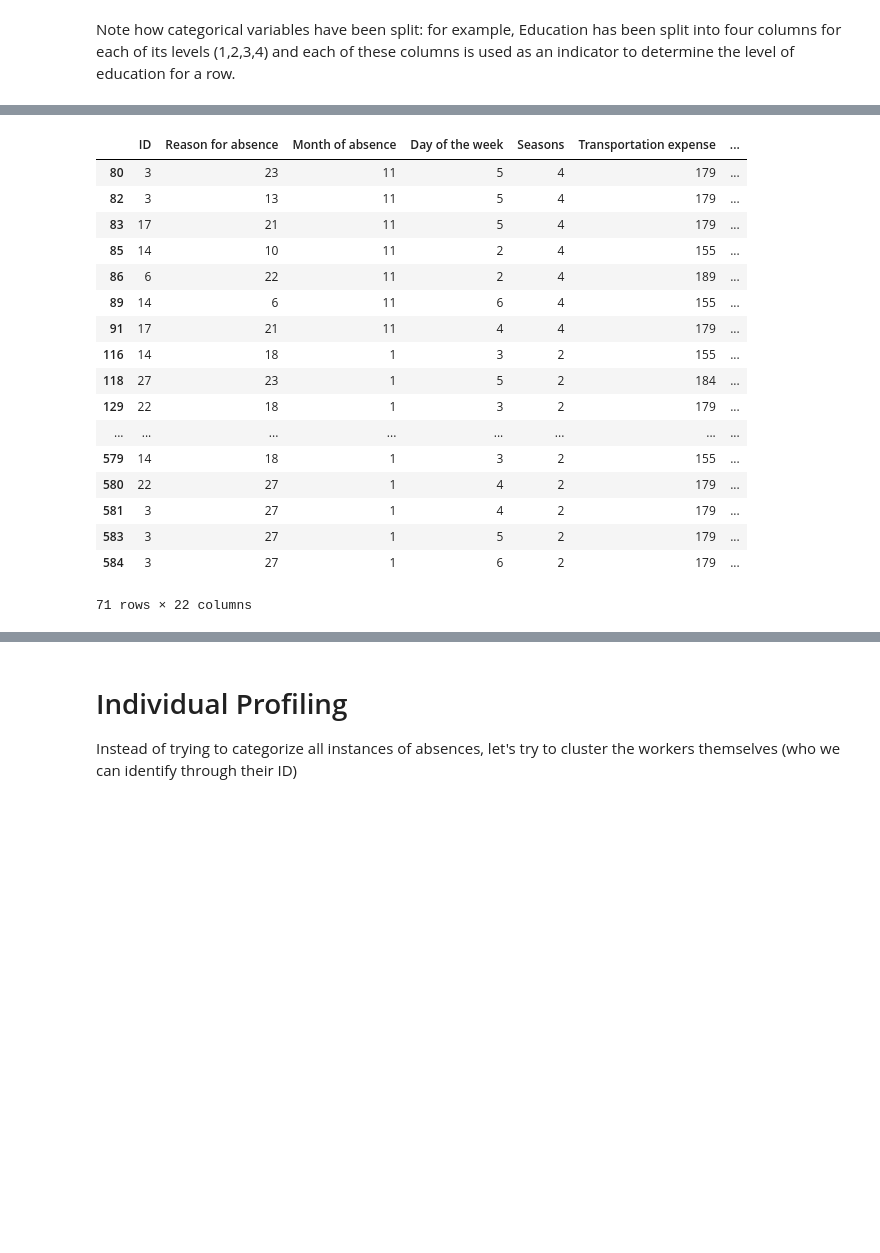
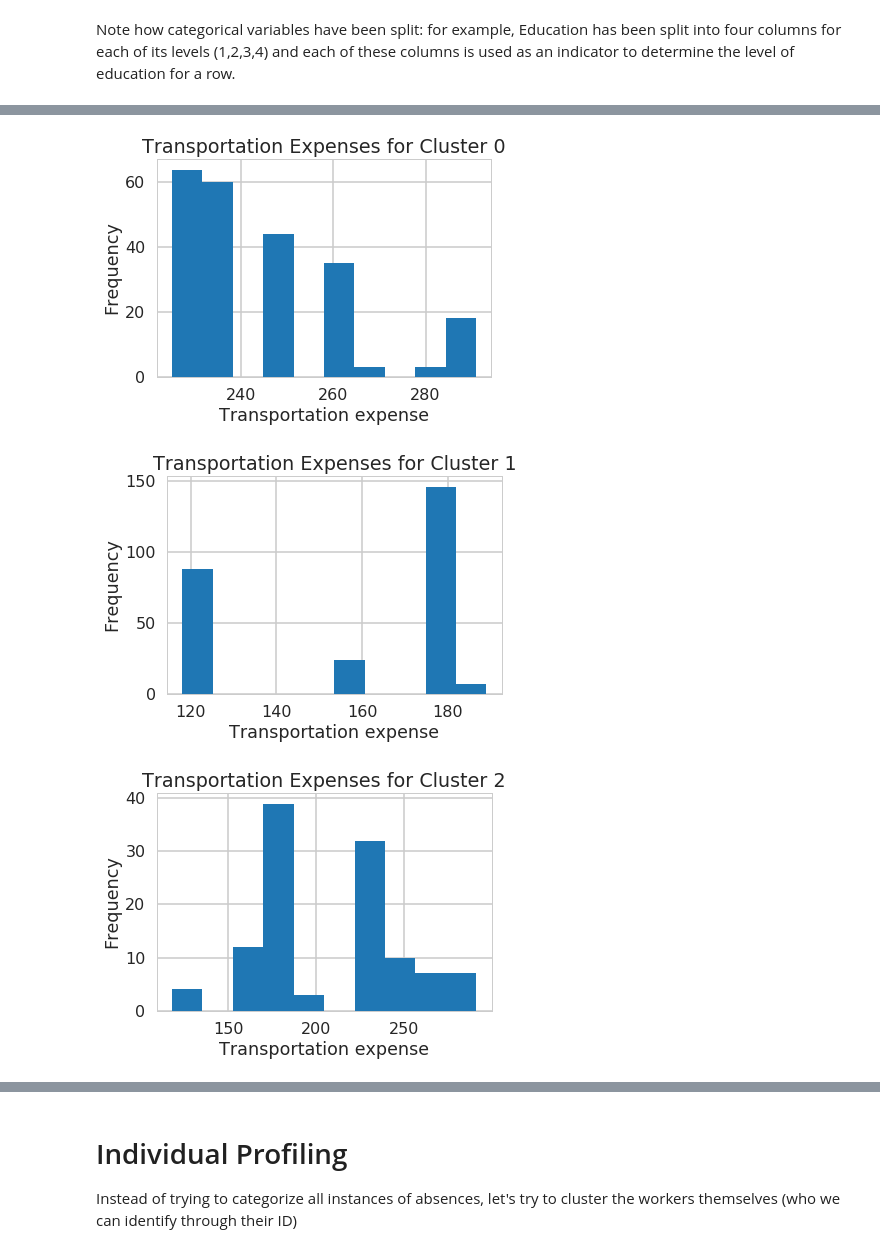
Before and after one commit to liu10andrew/Absentee_profiling, a Jupyter notebook: Absentee Profiling.ipynb, the cells around one changed output, grey strips where cells are left out. Saved outputs shown, nothing was run; the diff lists cells and outputs as text; code cells hidden in the pictures; blank space fills up the shorter version.

```diff
--- a/Absentee Profiling.ipynb
+++ b/Absentee Profiling.ipynb
@@ -373,25 +374,11 @@ absences['labels'] = kmeans7.labels_
-# %%
-clusteris0 = absences['labels']==0
-
-#absences[clusteris0]
-
-absences[absences['labels']==5]
-# %% [output]
-|  | ID | Reason for absence | Month of absence | Day of the week | Seasons | Transportation expense | ... |
-| 80 | 3 | 23 | 11 | 5 | 4 | 179 | ... |
-| 82 | 3 | 13 | 11 | 5 | 4 | 179 | ... |
-| 83 | 17 | 21 | 11 | 5 | 4 | 179 | ... |
-| 85 | 14 | 10 | 11 | 2 | 4 | 155 | ... |
-| 86 | 6 | 22 | 11 | 2 | 4 | 189 | ... |
-| 89 | 14 | 6 | 11 | 6 | 4 | 155 | ... |
-| 91 | 17 | 21 | 11 | 4 | 4 | 179 | ... |
-| 116 | 14 | 18 | 1 | 3 | 2 | 155 | ... |
-| 118 | 27 | 23 | 1 | 5 | 2 | 184 | ... |
-| 129 | 22 | 18 | 1 | 3 | 2 | 179 | ... |
-| ... | ... | ... | ... | ... | ... | ... | ... |
-| 579 | 14 | 18 | 1 | 3 | 2 | 155 | ... |
-| 580 | 22 | 27 | 1 | 4 | 2 | 179 | ... |
-| 581 | 3 | 27 | 1 | 4 | 2 | 179 | ... |
-| 583 | 3 | 27 | 1 | 5 | 2 | 179 | ... |
-| 584 | 3 | 27 | 1 | 6 | 2 | 179 | ... |
-71 rows × 22 columns
+# %%
+for val in sorted(absences.labels.unique()):
+    plt.figure()
+    plt.xlabel('Transportation expense')
+    plt.ylabel('Frequency')
+    plt.title('Transportation Expenses for Cluster %s' %val)
+    plt.hist(absences[absences['labels']==val]['Transportation expense'])
+# %% [output]
+[figure, added]
+[figure, added]
+[figure, added]
```
Also changed, not shown: parts of 13 cells of this notebook.
